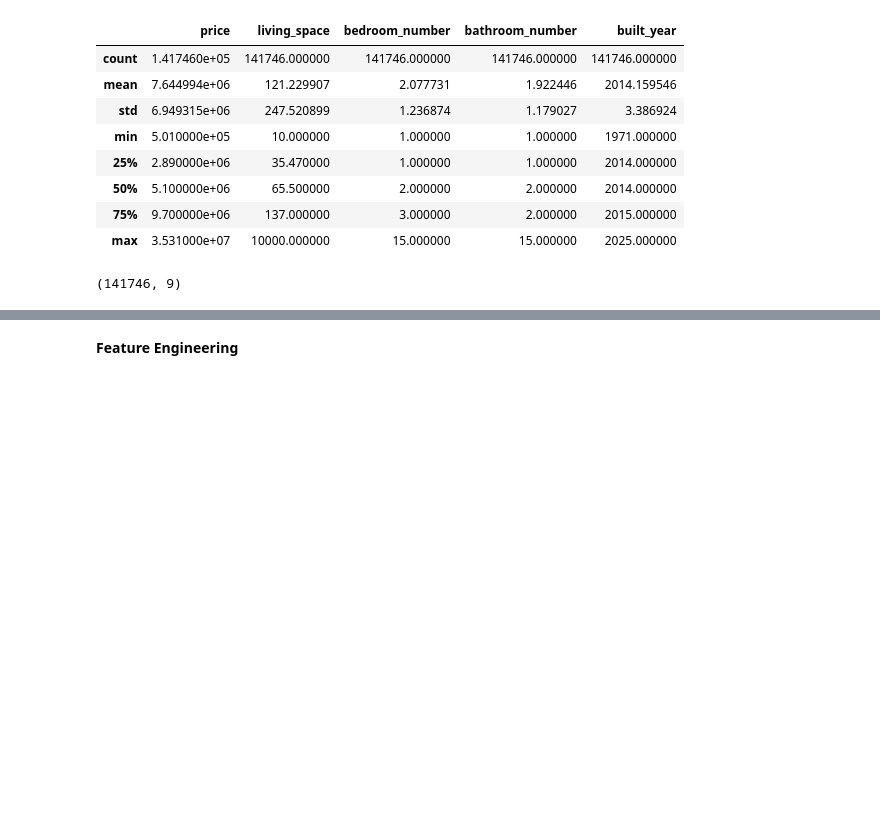
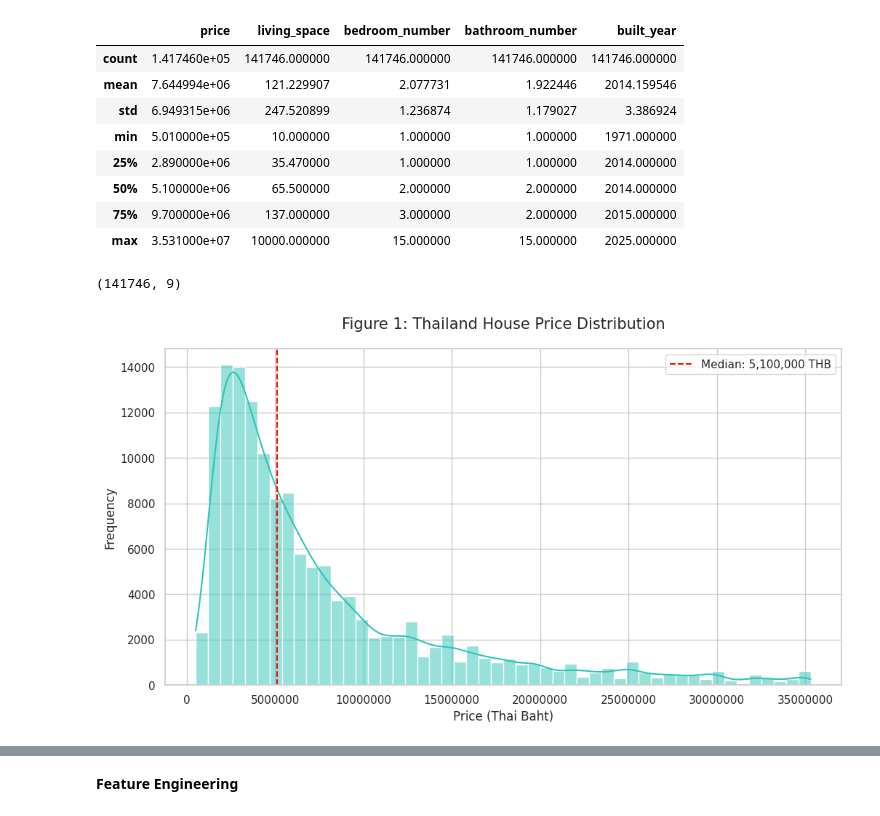
Before and after one commit to Chitiphat-T/House-Price-Prediction-ML-Models-in-Thailand, a Jupyter notebook: notebooks/ML_Project.ipynb, the cells around one changed output, grey strips where cells are left out. Cells and saved outputs as stored; diff of their text form; code cells hidden in the pictures; blank space fills up the shorter version.

```diff
--- a/notebooks/ML_Project.ipynb
+++ b/notebooks/ML_Project.ipynb
@@ -274,3 +270,21 @@ display(df[numerical_cols].describe())
 df.shape
 # %% [output]
 (141746, 9)
+# %%
+target_df = df.copy()
+
+plt.figure(figsize=(12, 6))
+sns.histplot(target_df['price'], bins=50, kde=True, color='#2ec4b6')
+
+median_price = target_df['price'].median()
+plt.axvline(median_price, color='red', linestyle='--', label=f'Median: {median_price:,.0f} THB')
+
+plt.title('Figure 1: Thailand House Price Distribution', fontsize=15, pad=20)
+plt.xlabel('Price (Thai Baht)', fontsize=12)
+plt.ylabel('Frequency', fontsize=12)
+plt.legend()
+
+plt.ticklabel_format(style='plain', axis='x')
+plt.show()
+# %% [output]
+[figure, added]
```
Also changed, not shown: parts of 7 cells of this notebook.
